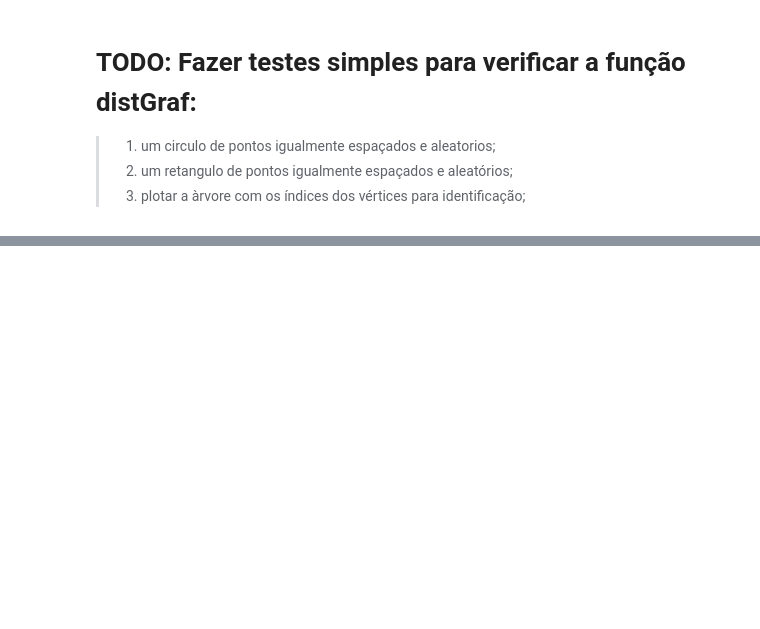
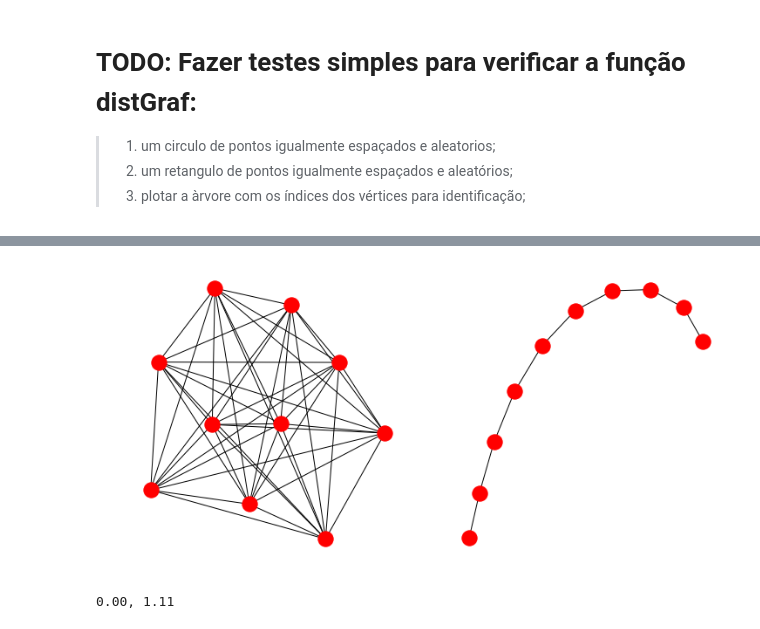
Before and after one commit to EdsonAlonso/EstagioCurricular, a Jupyter notebook: Test_graph.ipynb, the cells around one changed output, grey strips where cells are left out. Drawn from its saved outputs; the diff is of its cells as text; code cells hidden in the pictures; blank space fills up the shorter version.

```diff
--- a/Test_graph.ipynb
+++ b/Test_graph.ipynb
@@ -215,0 +254,21 @@ plt.show()
+# %%
+Sl = nx.Graph()
+for i in range(npoints):
+    for j in range(npoints):
+        Sl.add_edge(i,j,weight=l2dist(xl,yl)[i][j])  #WEIGTH IS GIVEN BY THE EUCLIDIAN'S NORM
+TSl = nx.minimum_spanning_tree(Sl)
+# %%
+plt.figure(figsize=(12,6))
+plt.subplot(121)
+nx.draw(Sl)
+plt.subplot(122)
+nx.draw(TSl)
+plt.show()
+# %% [output]
+[figure, added]
+# %%
+#Calculating the phi funtcion and the mean
+phic, dmstc = distgraph(TSl)
+print(f'{phic:.2f}, {dmstc:.2f}')
+# %% [output]
+0.00, 1.11
```
Also changed, not shown: parts of 16 cells of this notebook.
